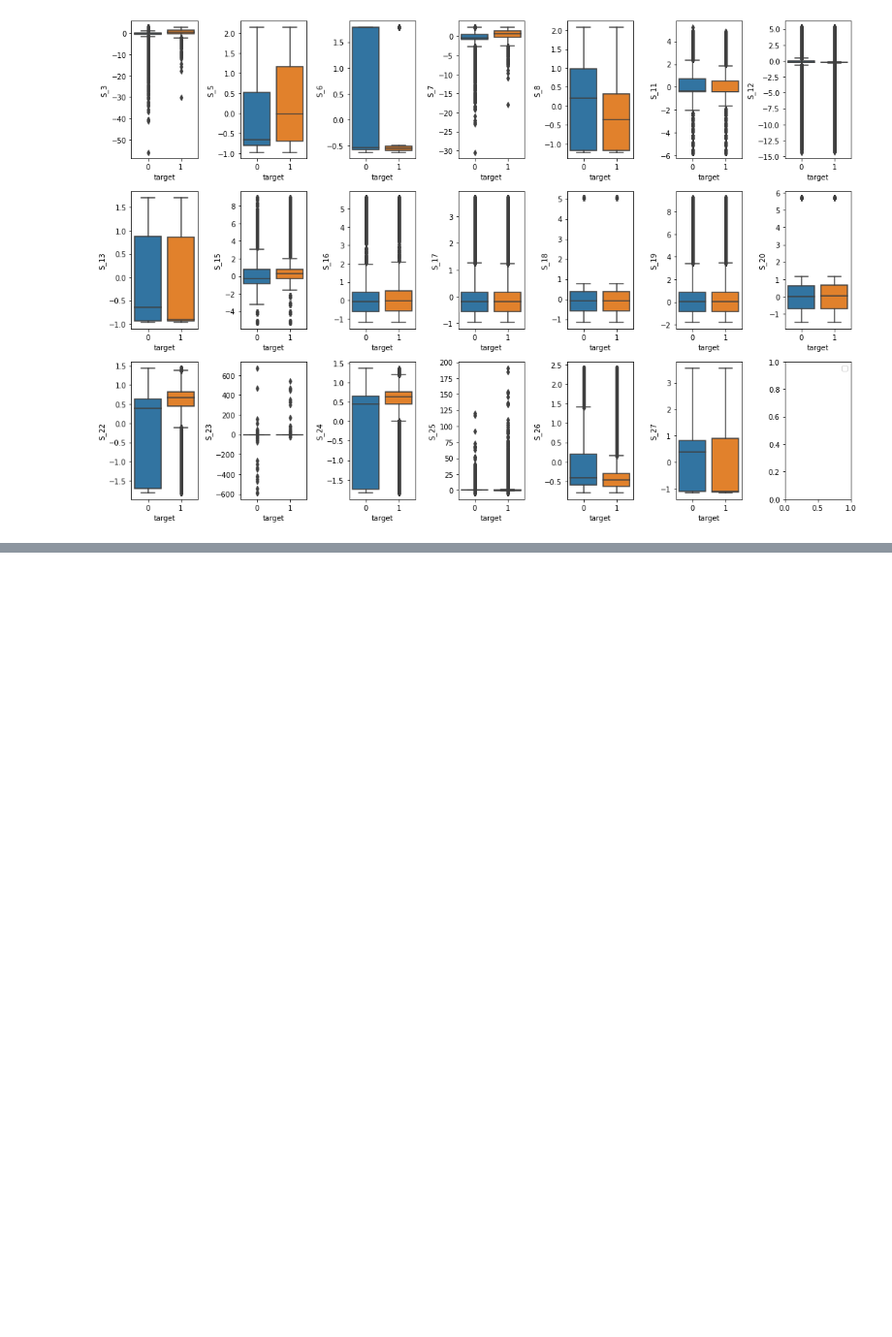
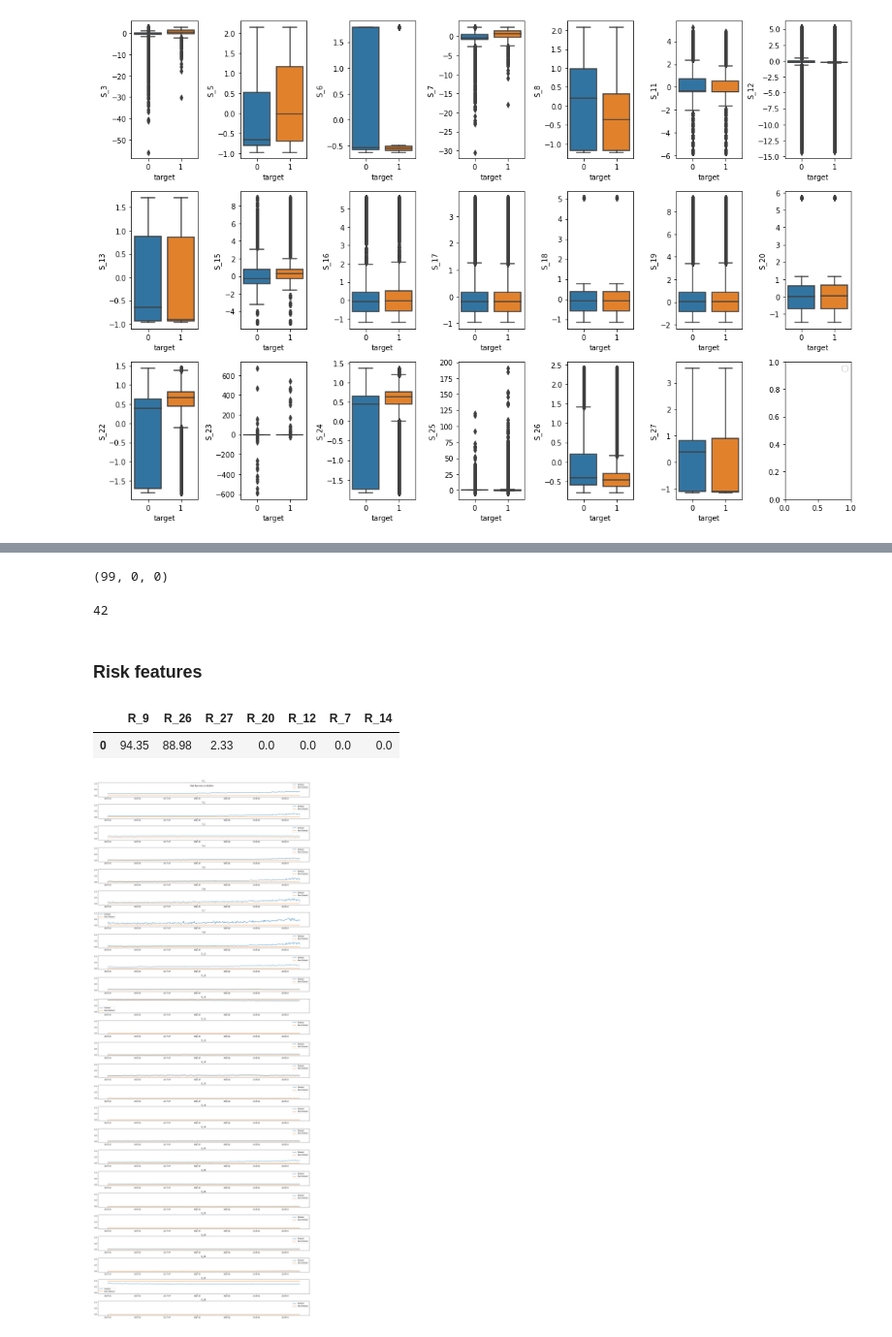
Before and after one commit to bereamanuel/AMEX-default-prediction, a Jupyter notebook: amex-eda.ipynb, the cells around one changed output, grey strips where cells are left out. Shown at 97% size. Cells and saved outputs as stored; diff of their text form; code cells hidden in the pictures; blank space fills up the shorter version.

```diff
--- a/amex-eda.ipynb
+++ b/amex-eda.ipynb
@@ -340,0 +379,26 @@ plt.show()
+# %%
+gc.get_count()
+# %% [output]
+(99, 0, 0)
+# %%
+gc.collect()
+# %% [output]
+42
+# %% [markdown]
+### Risk features
+# %%
+nansFeatPerc(r_features)
+# %% [output]
+|  | R_9 | R_26 | R_27 | R_20 | R_12 | R_7 | R_14 |
+| 0 | 94.35 | 88.98 | 2.33 | 0.0 | 0.0 | 0.0 | 0.0 |
+# %%
+train = missingSW(train,["R_9","R_26"])
+del train["R_9"],train["R_26"]
+r_features.remove("R_9")
+r_features.remove("R_26")
+# %%
+r_features.remove("R_14")
+graphFvT(train, r_features, "target" , "Risk")
+r_features.append("R_14")
+# %% [output]
+[figure, added]
```
Also changed, not shown: parts of 13 cells of this notebook.
